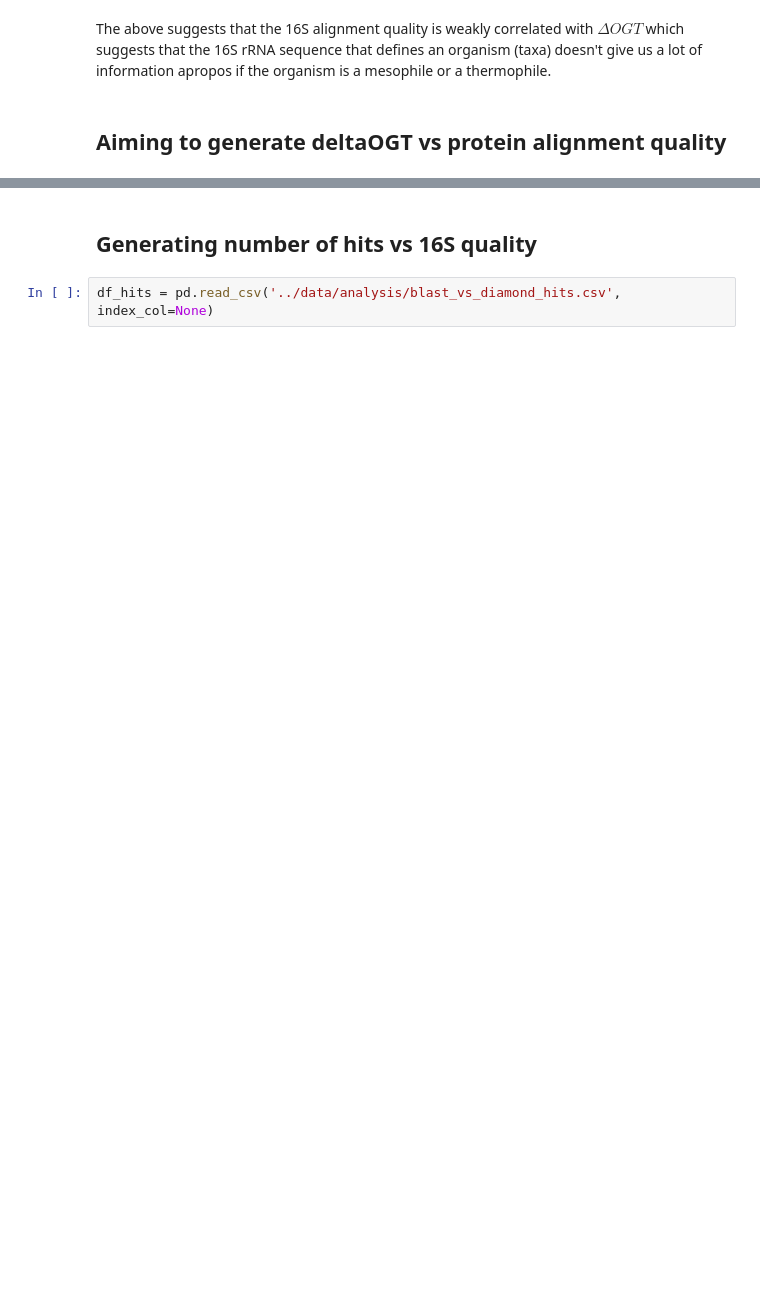
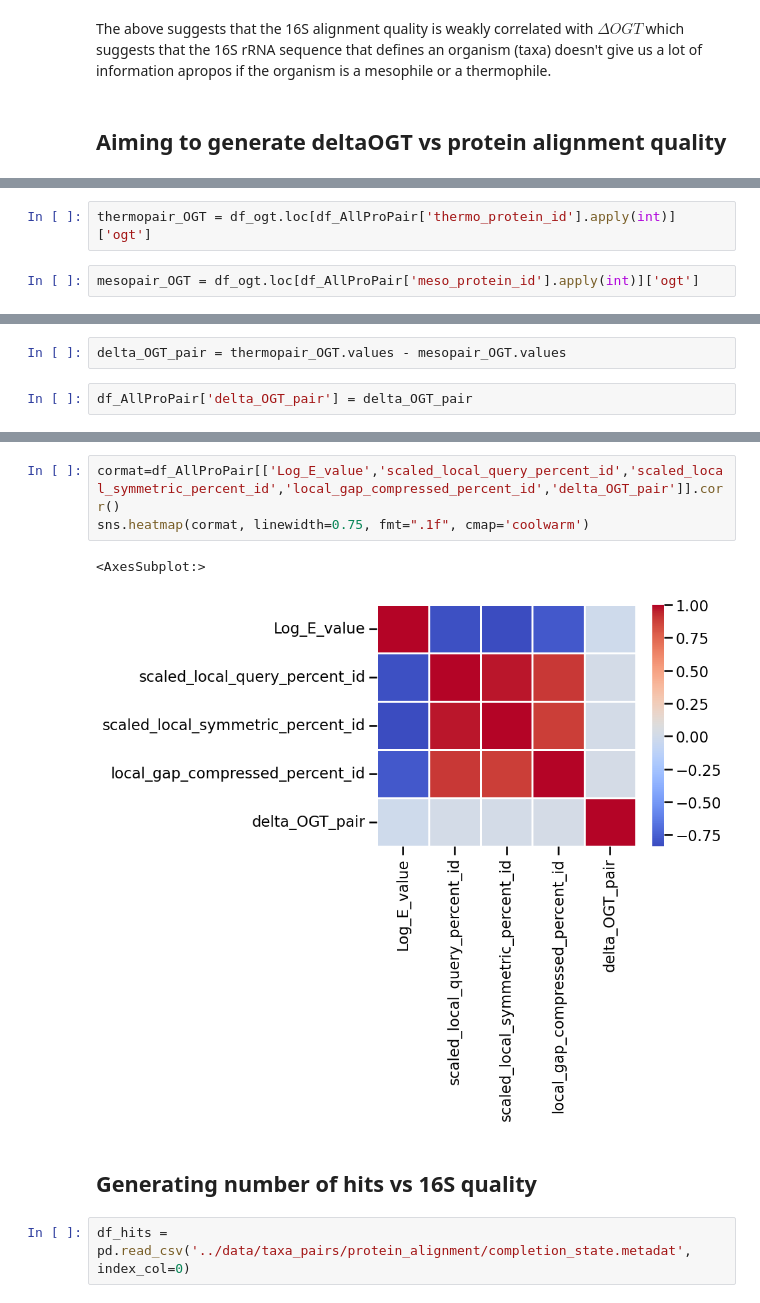
Before and after one commit to BeckResearchLab/learn2thermDB, a Jupyter notebook: notebooks/Plotting_HA.ipynb, the cells around one changed output, grey strips where cells are left out. Drawn from its saved outputs; the diff is of its cells as text; blank space fills up the shorter version.

```diff
--- a/notebooks/Plotting_HA.ipynb
+++ b/notebooks/Plotting_HA.ipynb
@@ -129,0 +184,4 @@ EmptyDataError: No columns to parse from file
+# %%
+thermopair_OGT = df_ogt.loc[df_AllProPair['thermo_protein_id'].apply(int)]['ogt']
+# %%
+mesopair_OGT = df_ogt.loc[df_AllProPair['meso_protein_id'].apply(int)]['ogt']
@@ -129,0 +190,4 @@ EmptyDataError: No columns to parse from file
+# %%
+delta_OGT_pair = thermopair_OGT.values - mesopair_OGT.values
+# %%
+df_AllProPair['delta_OGT_pair'] = delta_OGT_pair
@@ -130,7 +206,13 @@ EmptyDataError: No columns to parse from file
+# %%
+cormat=df_AllProPair[['Log_E_value','scaled_local_query_percent_id','scaled_local_symmetric_percent_id','local_gap_compressed_percent_id','delta_OGT_pair']].corr()
+sns.heatmap(cormat, linewidth=0.75, fmt=".1f", cmap='coolwarm')
+# %% [output]
+<AxesSubplot:>
+[figure, added]
 # %% [markdown]
 ## Generating number of hits vs 16S quality
 # %%
-df_hits = pd.read_csv('../data/analysis/blast_vs_diamond_hits.csv', index_col=None)
+df_hits = pd.read_csv('../data/taxa_pairs/protein_alignment/completion_state.metadat', index_col=0)
 # %%
 df_hits.describe()
 # %% [output]
```
Also changed, not shown: parts of 27 cells of this notebook.
